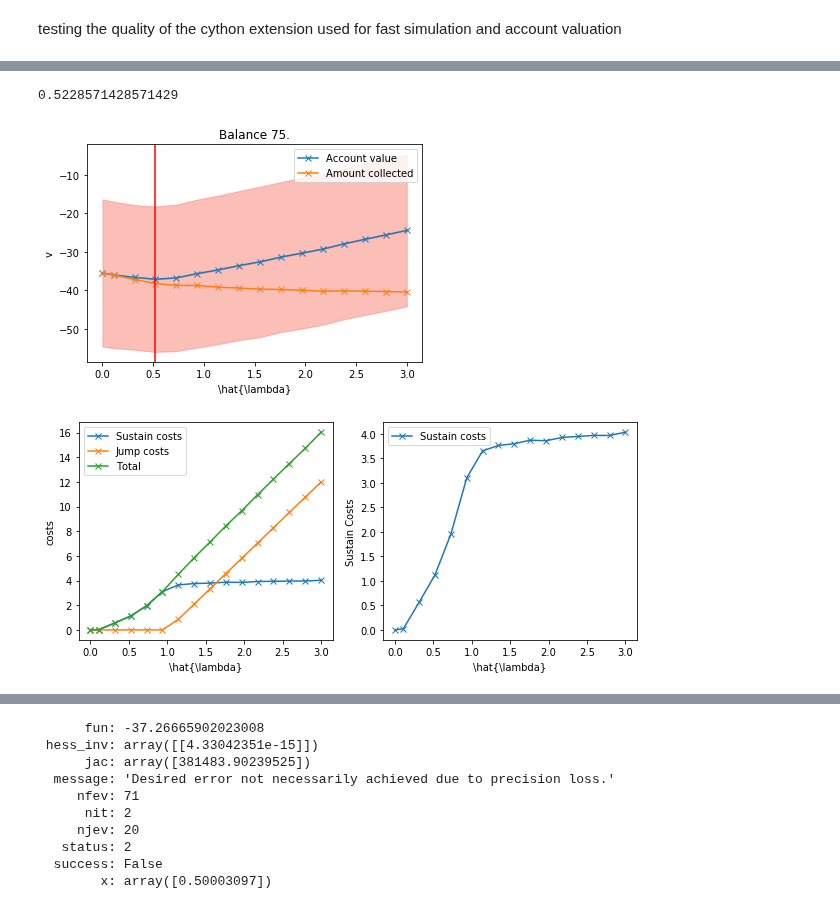
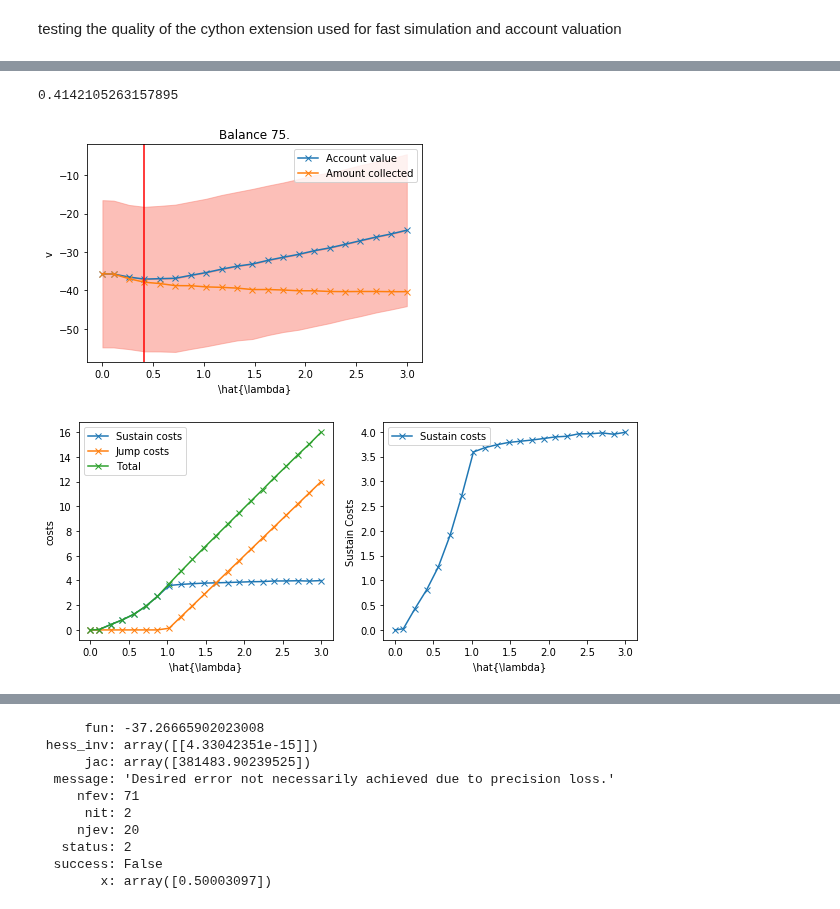
Before and after one commit to majkee15/credit_collections_rl, a Jupyter notebook: optimal_sustain_level/Testing_the_extension.ipynb, the cells around one changed output, grey strips where cells are left out. Saved outputs shown, nothing was run; the diff lists cells and outputs as text; code cells hidden in the pictures.

```diff
--- a/optimal_sustain_level/Testing_the_extension.ipynb
+++ b/optimal_sustain_level/Testing_the_extension.ipynb
@@ -91,37 +91,37 @@ fig = plot_costs(lambda_hats, sust_costsmc, jump_costsmc)
 def calculate_profile(balance, lhatmax, npoints, niter, doplots = False):
     lhatmin = params[1] + params[1] * 0.1
     lambda_hats = np.linspace(lhatmin, lhatmax, npoints)
     lambda_hats = np.insert(lambda_hats, 0, 0)
     sust_costsmc = np.zeros_like(lambda_hats)
     jump_costsmc = np.zeros_like(lambda_hats)
     collectedmc = np.zeros_like(lambda_hats)
     arrivalsmc = np.zeros_like(lambda_hats)
     accvalsmc = np.zeros_like(lambda_hats)
     accvalsmc_std = np.zeros_like(lambda_hats)
     for i, lhat in enumerate(lambda_hats):
         intermediate_res = np.asarray(sustained_ihp_c.calculate_value_mc_nogil(lhat, niter, balance, params))
         ar = intermediate_res[:, 0]
         collected = intermediate_res[:, 1]
         sust_cost = intermediate_res[:, 2]
         jump_cost = intermediate_res[:, 3]
         accvalsmc[i] = np.mean(sust_cost + jump_cost - collected)
         accvalsmc_std[i] = np.std(sust_cost + jump_cost - collected)
         sust_costsmc[i] = np.mean(sust_cost)
         jump_costsmc[i] = np.mean(jump_cost)
         collectedmc[i] = np.mean(-collected)
         arrivalsmc[i] = np.mean(ar)
     lhatstar_index = np.nanargmin(accvalsmc)
     lhatstar = lambda_hats[lhatstar_index]
     if doplots:
         plot_value(lambda_hats, accvalsmc, collectedmc, balance, accvalsmc_std)
         plot_costs(lambda_hats, sust_costsmc, jump_costsmc)
     return lhatstar
 # test
-calculate_profile(75, 3, 15, 100000, True)
+calculate_profile(75, 3, 20, 100000, True)
 # %% [output]
-0.5228571428571429
+0.4142105263157895
-[figure, old version]
+[figure, new version]
-[figure, old version]
+[figure, new version]
 # %%
 def obj_func(lhat):
     niter = 3000000
```
Also changed, not shown: parts of 16 cells of this notebook, 17 other files.
